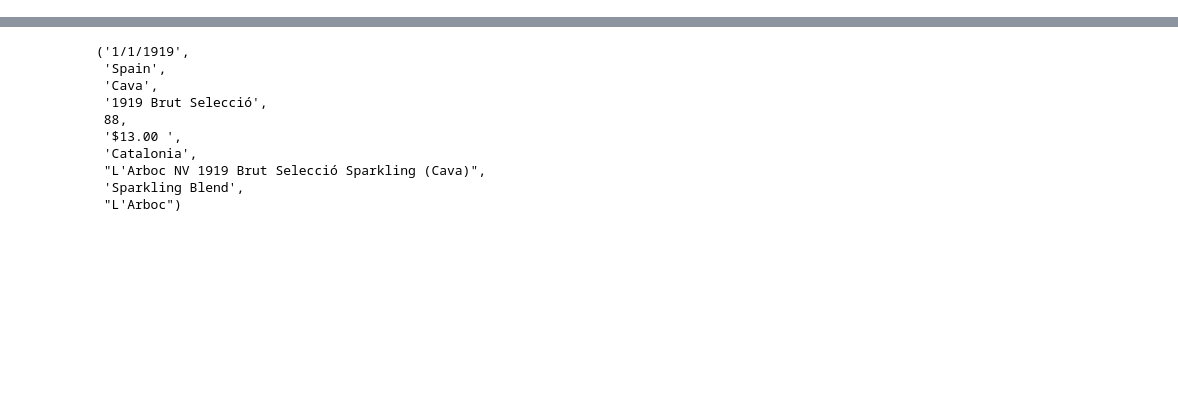
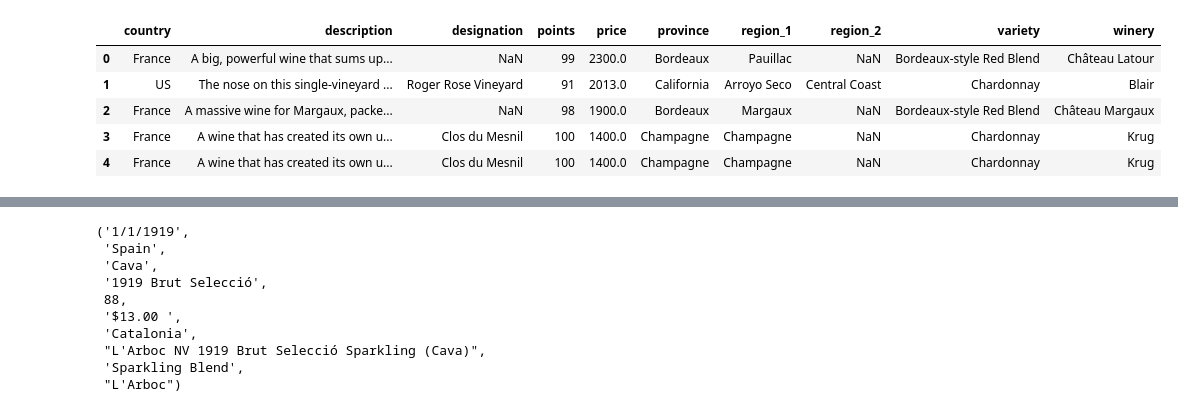
Before and after one commit to HopeNeely/ETL_Project, a Jupyter notebook: Wines.ipynb, the cells around one changed output, grey strips where cells are left out. Saved outputs shown, nothing was run; the diff lists cells and outputs as text; code cells hidden in the pictures; blank space fills up the shorter version.

```diff
--- a/Wines.ipynb
+++ b/Wines.ipynb
@@ -6,0 +113,11 @@ from config import api_key
+# %%
+csv_file = "Resources/winemag-data_first150k_for_project.csv"
+winemag_data_df = pd.read_csv(csv_file)
+winemag_data_df.head()
+# %% [output]
+|  | country | description | designation | points | price | province | region_1 | region_2 | variety | winery |
+| 0 | France | A big, powerful wine that sums up... | NaN | 99 | 2300.0 | Bordeaux | Pauillac | NaN | Bordeaux-style Red Blend | Château Latour |
+| 1 | US | The nose on this single-vineyard ... | Roger Rose Vineyard | 91 | 2013.0 | California | Arroyo Seco | Central Coast | Chardonnay | Blair |
+| 2 | France | A massive wine for Margaux, packe... | NaN | 98 | 1900.0 | Bordeaux | Margaux | NaN | Bordeaux-style Red Blend | Château Margaux |
+| 3 | France | A wine that has created its own u... | Clos du Mesnil | 100 | 1400.0 | Champagne | Champagne | NaN | Chardonnay | Krug |
+| 4 | France | A wine that has created its own u... | Clos du Mesnil | 100 | 1400.0 | Champagne | Champagne | NaN | Chardonnay | Krug |
```
Also changed, not shown: parts of 30 cells of this notebook, 1 other file.
